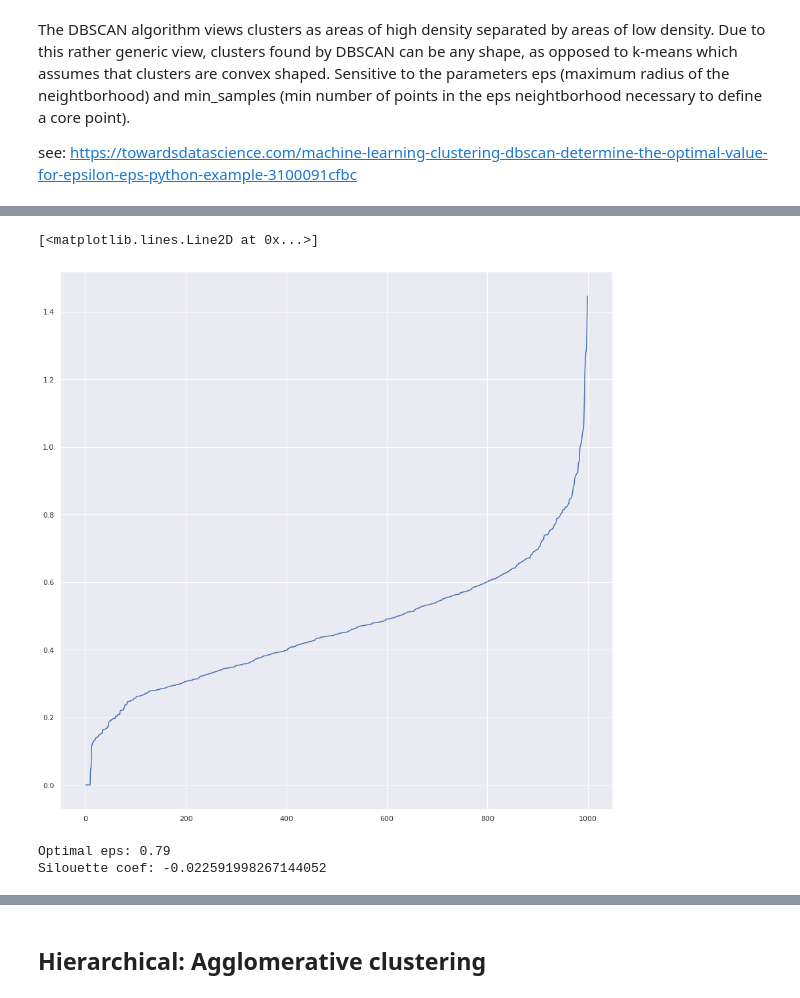
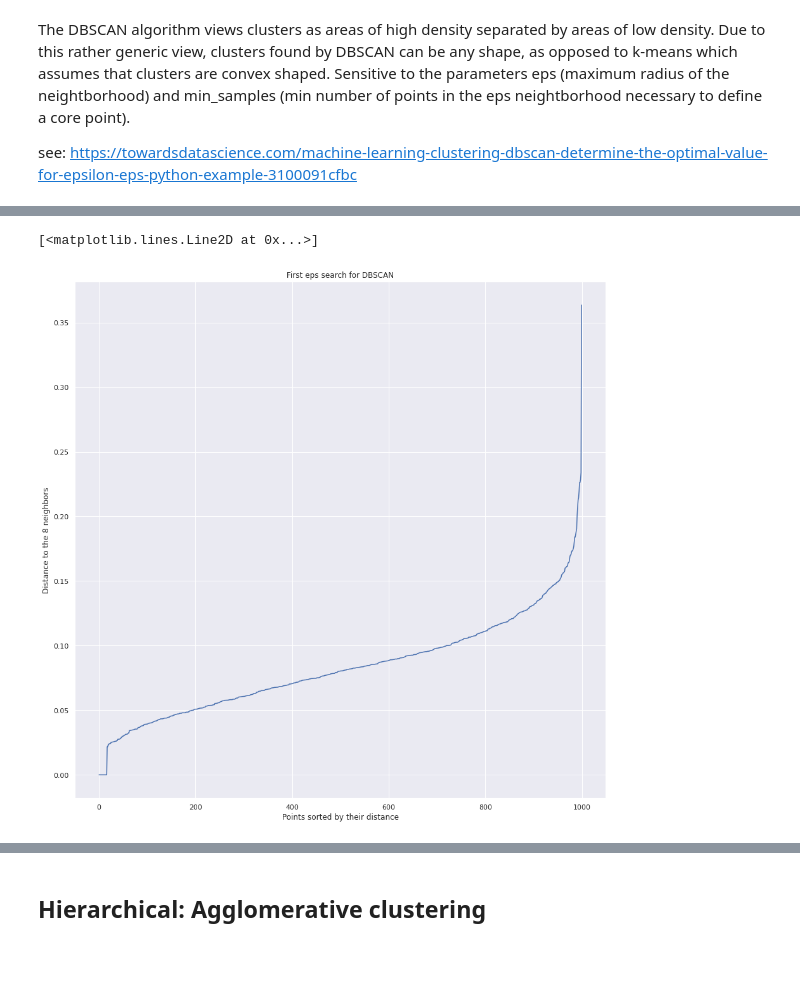
Before and after one commit to Midii-11/IRTM_SARS-COV2, a Jupyter notebook: information_extraction_colab.ipynb, the cells around one changed output, grey strips where cells are left out. Cells and saved outputs as stored; diff of their text form; code cells hidden in the pictures; blank space fills up the shorter version.

```diff
--- a/information_extraction_colab.ipynb
+++ b/information_extraction_colab.ipynb
@@ -195,13 +283,15 @@ vectorizer = TfidfVectorizer(
     stop_words='english',
     # analyse at the word level
     analyzer='word',
-    # consider words between 2 and 20 char
-    token_pattern=r'\w{2,20}',
+    # token pattern
+    token_pattern='\w{3,20}',
     # number of features
     max_features=50,
     # normalize the tf-idf to make the vector have a unit norm
     norm='l2'
 )
-embedding = vectorizer.fit_transform(df['abstract'])
+embedding = vectorizer.fit_transform(df['text'])
 embedding_arr = embedding.toarray()
 feature_names = vectorizer.get_feature_names()
+
+print(feature_names)
@@ -230,7 +348,5 @@ embedding_arr.shape
 # %%
-tsvd = TruncatedSVD(n_components=49, random_state=42)
-tsvd.fit_transform(embedding_arr)
-plt.xlim(0,15)
-plt.plot(tsvd.explained_variance_)
-# embedding.shape
+tsvd = TruncatedSVD(n_components=6)
+embedding_reduced = tsvd.fit_transform(embedding_arr)
+embedding_reduced.shape
 # %% [output]
@@ -261,2 +381,2 @@ embedding_reduced.shape
 # %%
-scaled_embedding_reduced = StandardScaler().fit_transform(embedding_reduced)
+scaled_embedding_reduced = embedding_reduced
@@ -281,7 +437,7 @@ plt.plot(k_set, inertie)
 # %%
-k = 10
-kmeans = KMeans(n_clusters=k, random_state=42)
-l = kmeans.fit_predict(X)
+k = 8
+km = KMeans(n_clusters=k)
+l = km.fit_predict(X)
 # %%
 def plot2D(k, X, l):
   sns.set(rc={'figure.figsize':(15,15)})
@@ -336,28 +498,15 @@ X = scaled_embedding_reduced
 # %%
 # find an optimal eps
 nn = NearestNeighbors(n_neighbors=k)
 nbrs = nn.fit(X)
 distances, indices = nn.kneighbors(X)
 distances = np.sort(distances, axis=0)
 distances = distances[:,1]
+plt.title('First eps search for DBSCAN')
+plt.xlabel('Points sorted by their distance')
+plt.ylabel('Distance to the 8 neighbors')
+plt.savefig('First eps search for DBSCAN.png')
 plt.plot(distances)
 # %% [output]
 [<matplotlib.lines.Line2D at 0x...>]
-[figure, old version]
+[figure, new version]
-# %%
-# search of eps
-opt_eps = 0
-opt_sil = -1
-for e in range(50,80):
-  e = e/100
-  db = DBSCAN(eps=e, min_samples=10).fit(X)
-  l = db.labels_
-  sil = metrics.silhouette_score(X, l)
-  if sil >= opt_sil:
-    opt_sil = sil
-    opt_eps = e
-print('Optimal eps:', opt_eps)
-print('Silouette coef:',opt_sil)
-# %% [output]
-Optimal eps: 0.79
-Silouette coef: -0.022591998267144052
```
Also changed, not shown: parts of 96 cells of this notebook.
